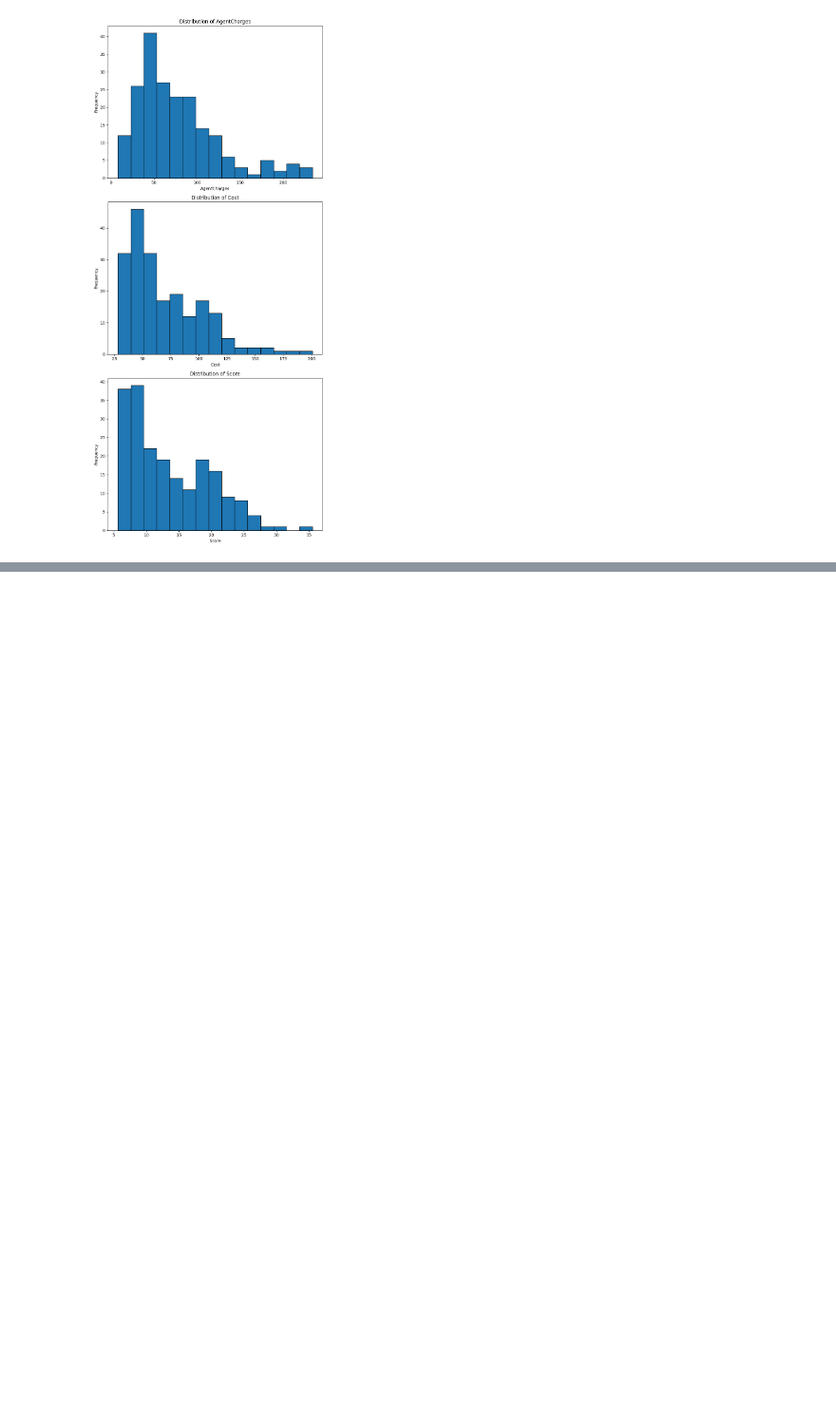
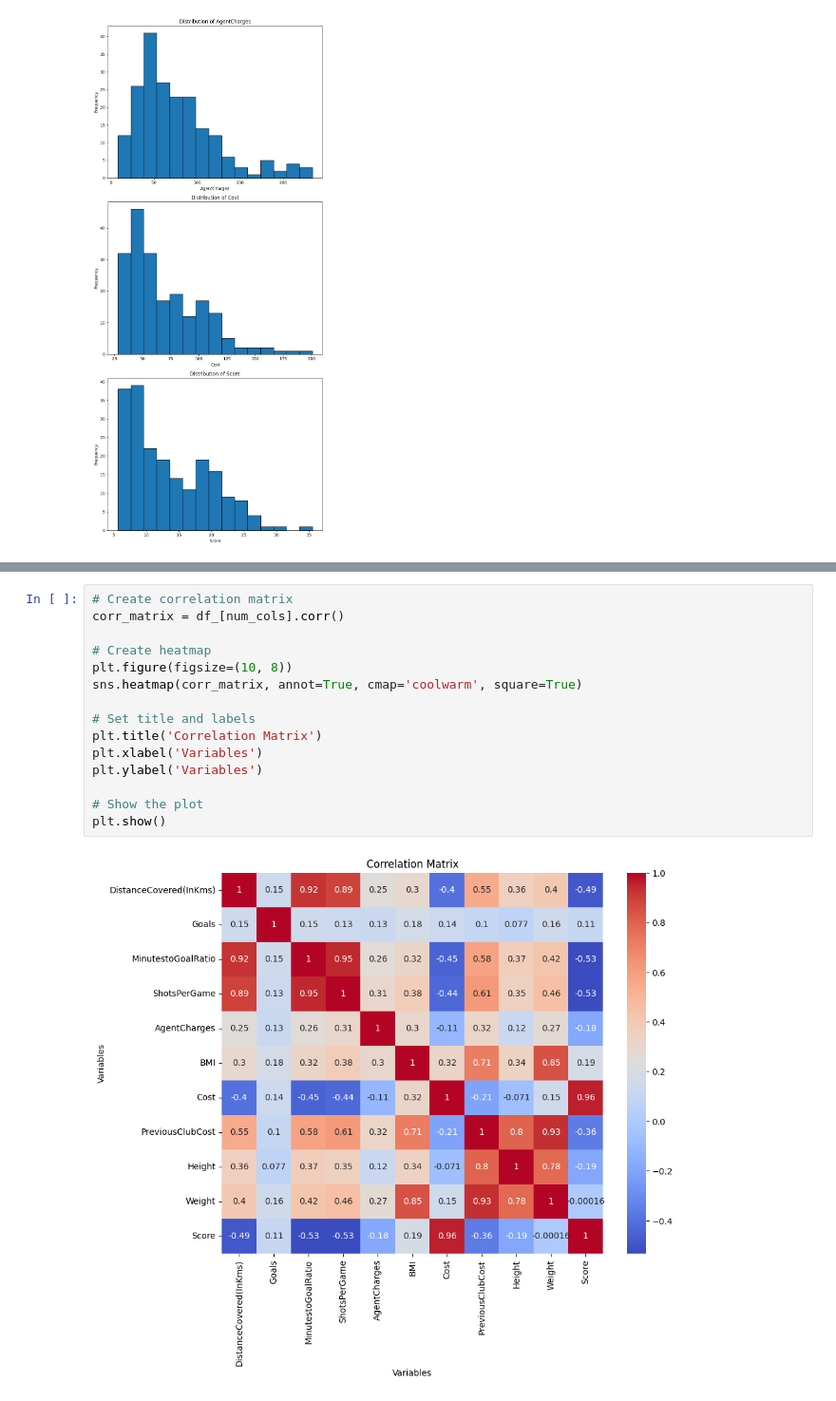
Before and after one commit to M-Abdullah-D/Training_Projects, a Jupyter notebook: Linear Regression Model Project/Notebook.ipynb, the cells around one changed output, grey strips where cells are left out. Shown at 95% size. Drawn from its saved outputs; the diff is of its cells as text; blank space fills up the shorter version.

Commit message:
Correlation

```diff
--- a/Linear Regression Model Project/Notebook.ipynb
+++ b/Linear Regression Model Project/Notebook.ipynb
@@ -183,0 +204,17 @@ plt.show()
+# %%
+# Create correlation matrix
+corr_matrix = df_[num_cols].corr()
+
+# Create heatmap
+plt.figure(figsize=(10, 8))
+sns.heatmap(corr_matrix, annot=True, cmap='coolwarm', square=True)
+
+# Set title and labels
+plt.title('Correlation Matrix')
+plt.xlabel('Variables')
+plt.ylabel('Variables')
+
+# Show the plot
+plt.show()
+# %% [output]
+[figure, added]
```
Also changed, not shown: parts of 5 cells of this notebook.
